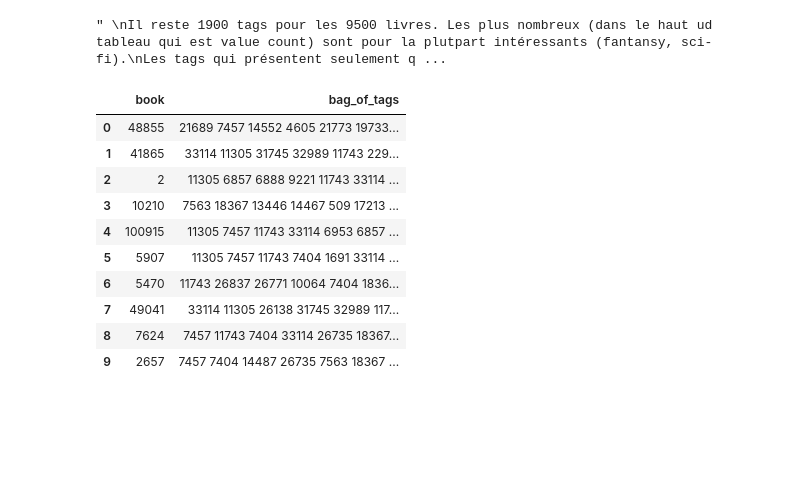
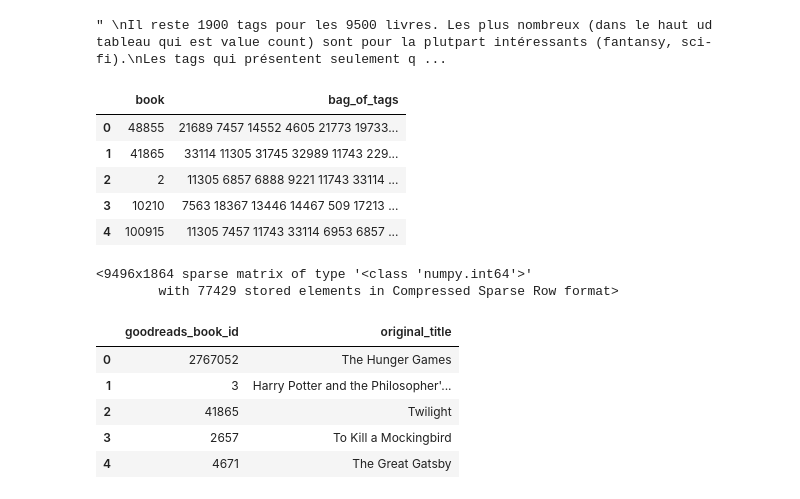
Before and after one commit to Recomandation-System-Simplon/Librairie_recommandation, a Jupyter notebook: DossierWorks/DataAnalyse.ipynb, the cells around one changed output. Drawn from its saved outputs; the diff is of its cells as text; code cells hidden in the pictures; blank space fills up the shorter version.

```diff
--- a/DossierWorks/DataAnalyse.ipynb
+++ b/DossierWorks/DataAnalyse.ipynb
@@ -296,15 +296,15 @@ Les tags qui présentent seulement quelques dizaines d'occurences dans le value_
 " \nIl reste 1900 tags pour les 9500 livres. Les plus nombreux (dans le haut ud tableau qui est value count) sont pour la plutpart intéressants (fantansy, sci-fi).\nLes tags qui présentent seulement q ...
 # %%
 # On garde les colonnes book id et tag id
-book_tag = book_tags_trimmed[["goodreads_book_id","tag_id"]]
+book_tag_trimmed = book_tags_trimmed[["goodreads_book_id","tag_id"]]
 # %%
 import numpy as np
 
-tags = book_tag["tag_id"].value_counts()
-books = book_tag["goodreads_book_id"].value_counts()
+tags_trimmed = book_tag_trimmed["tag_id"].value_counts()
+books_trimmed = book_tag_trimmed["goodreads_book_id"].value_counts()
 
-list_tags = tags.index.to_list()
-list_books = books.index.to_list()
+list_tags = tags_trimmed.index.to_list()
+list_books = books_trimmed.index.to_list()
 
 df = pd.DataFrame(list_books,columns=["book"])
 
@@ -313,23 +313,32 @@ df["bag_of_tags"]=" "
 # Fonction qui crée le bag of tag pour
 def create_bag(book_id):
 
-    bag_of_words = map(str,book_tag["tag_id"][book_tag["goodreads_book_id"]==book_id].to_list())
+    bag_of_words = map(str,book_tag_trimmed["tag_id"][book_tag_trimmed["goodreads_book_id"]==book_id].to_list())
     bag_of_words = " ".join(bag_of_words)
 
     return bag_of_words
 
 df["bag_of_tags"] = df["book"].apply(create_bag)
 # %%
-df.head(10)
+df.head(5)
 # %% [output]
 |  | book | bag_of_tags |
 | 0 | 48855 | 21689 7457 14552 4605 21773 19733... |
 | 1 | 41865 | 33114 11305 31745 32989 11743 229... |
 | 2 | 2 | 11305 6857 6888 9221 11743 33114 ... |
 | 3 | 10210 | 7563 18367 13446 14467 509 17213 ... |
 | 4 | 100915 | 11305 7457 11743 33114 6953 6857 ... |
-| 5 | 5907 | 11305 7457 11743 7404 1691 33114 ... |
-| 6 | 5470 | 11743 26837 26771 10064 7404 1836... |
-| 7 | 49041 | 33114 11305 26138 31745 32989 117... |
-| 8 | 7624 | 7457 11743 7404 33114 26735 18367... |
-| 9 | 2657 | 7457 7404 14487 26735 7563 18367 ... |
+# %%
+from sklearn.metrics.pairwise import cosine_similarity
+from sklearn.feature_extraction.text import CountVectorizer
+
+# A partir du bag of tags on peut utiliser countvectorizer pour créer la matrice qui nous servira a calculcer la similarité entre chaque livre
+
+count = CountVectorizer()
+count_matrice = count.fit_transform(df['bag_of_tags'])
+
+count_matrice
+# On vérifie que l'on a bien 9496 lignes (nm de livres) et 1864 colonnes (nb de tags possibles)
+# %% [output]
+<9496x1864 sparse matrix of type '<class 'numpy.int64'>'
+        with 77429 stored elements in Compressed Sparse Row format>
@@ -335,0 +348,10 @@ df.head(10)
+# %%
+books_title = books[["goodreads_book_id","original_title"]]
+books_title.head(5)
+# %% [output]
+|  | goodreads_book_id | original_title |
+| 0 | 2767052 | The Hunger Games |
+| 1 | 3 | Harry Potter and the Philosopher'... |
+| 2 | 41865 | Twilight |
+| 3 | 2657 | To Kill a Mockingbird |
+| 4 | 4671 | The Great Gatsby |
```
Also changed, not shown: parts of 3 cells of this notebook.
